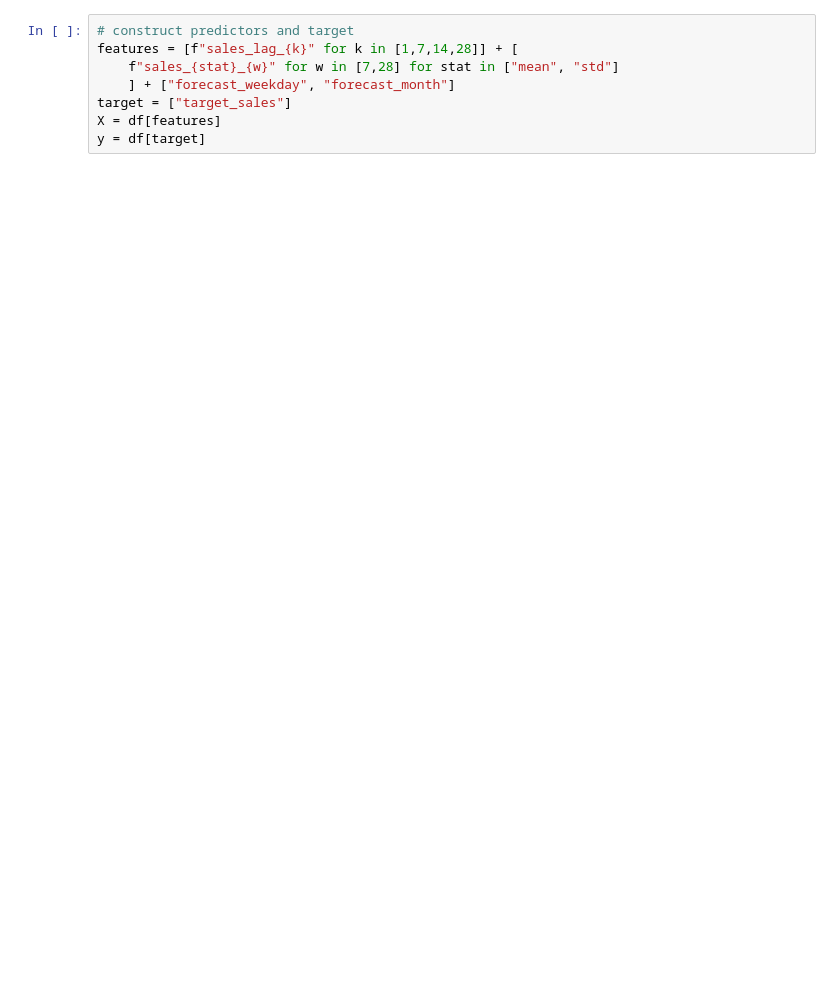
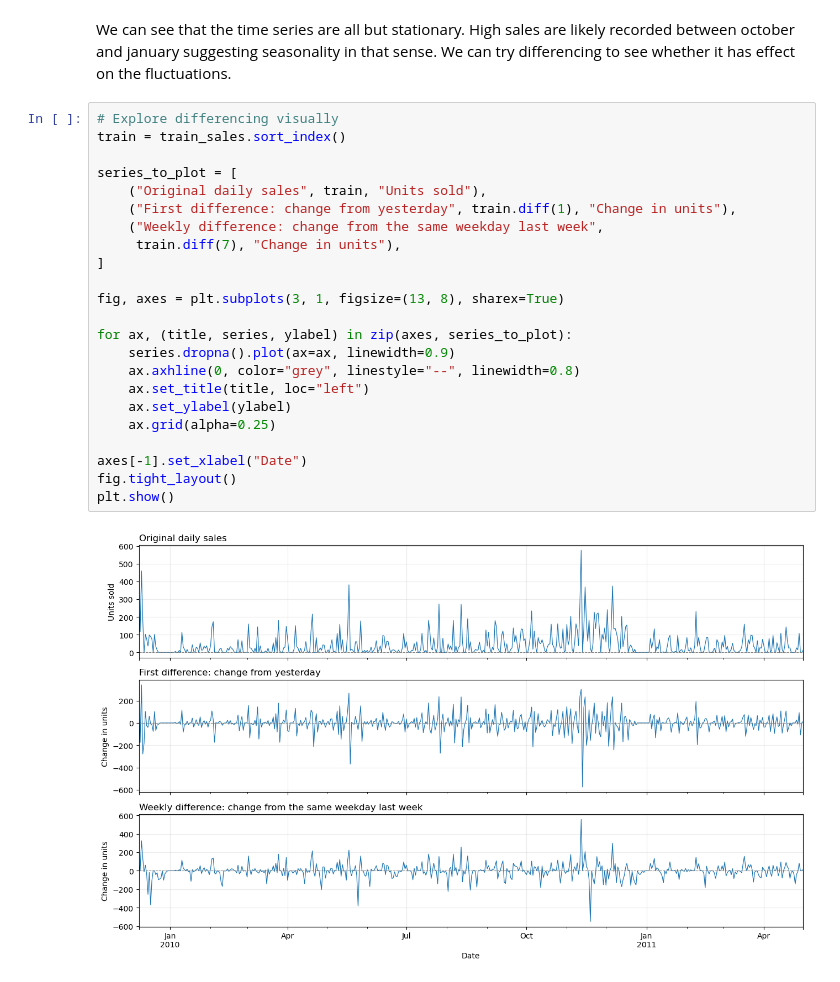
Before and after one commit to pboneza/smart-stock, a Jupyter notebook: notebooks/03_forecasting.ipynb, the cells around one changed output. Drawn from its saved outputs; the diff is of its cells as text; blank space fills up the shorter version.

```diff
--- a/notebooks/03_forecasting.ipynb
+++ b/notebooks/03_forecasting.ipynb
@@ -54,8 +124,27 @@ df = df.set_index("forecast_date")
+# %% [markdown]
+We can see that the time series are all but stationary. High sales are likely recorded between october and january suggesting seasonality in that sense. We can try differencing to see whether it has effect on the fluctuations.
 # %%
-# construct predictors and target
-features = [f"sales_lag_{k}" for k in [1,7,14,28]] + [
-    f"sales_{stat}_{w}" for w in [7,28] for stat in ["mean", "std"]
-    ] + ["forecast_weekday", "forecast_month"]
-target = ["target_sales"]
-X = df[features]
-y = df[target]
+# Explore differencing visually
+train = train_sales.sort_index()
+
+series_to_plot = [
+    ("Original daily sales", train, "Units sold"),
+    ("First difference: change from yesterday", train.diff(1), "Change in units"),
+    ("Weekly difference: change from the same weekday last week",
+     train.diff(7), "Change in units"),
+]
+
+fig, axes = plt.subplots(3, 1, figsize=(13, 8), sharex=True)
+
+for ax, (title, series, ylabel) in zip(axes, series_to_plot):
+    series.dropna().plot(ax=ax, linewidth=0.9)
+    ax.axhline(0, color="grey", linestyle="--", linewidth=0.8)
+    ax.set_title(title, loc="left")
+    ax.set_ylabel(ylabel)
+    ax.grid(alpha=0.25)
+
+axes[-1].set_xlabel("Date")
+fig.tight_layout()
+plt.show()
+# %% [output]
+[figure, added]
```
Also changed, not shown: parts of 40 cells of this notebook, 1 other file.
